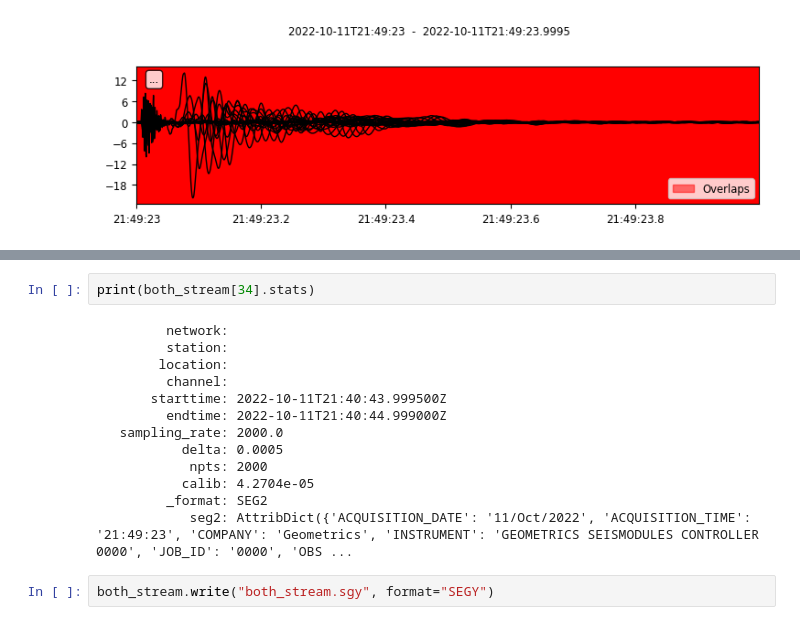
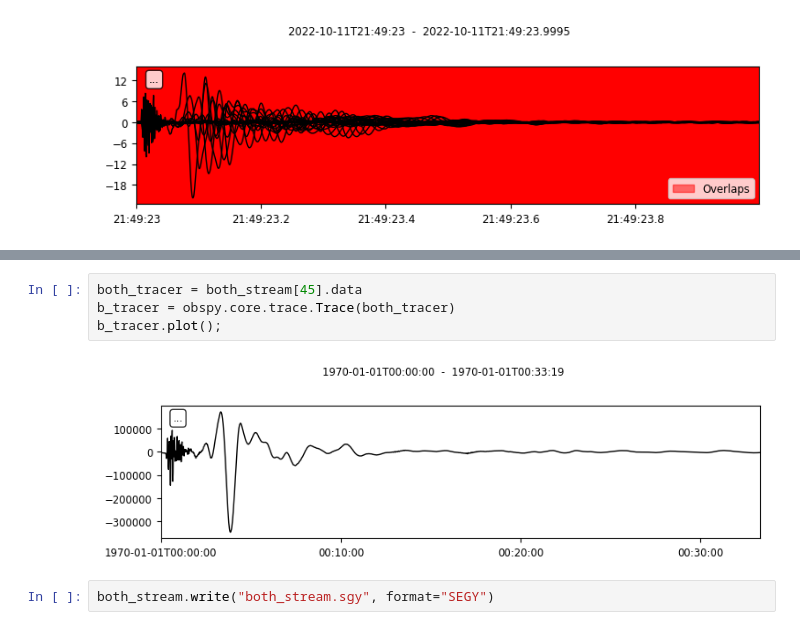
Before and after one commit to R-Grigala/SEG_2_obspy, a Jupyter notebook: seg2_Jupyter.ipynb, the cells around one changed output, grey strips where cells are left out. Cells and saved outputs as stored; diff of their text form.

```diff
--- a/seg2_Jupyter.ipynb
+++ b/seg2_Jupyter.ipynb
@@ -62,18 +61,9 @@ both_stream.plot()
-# %%
-print(both_stream[34].stats)
-# %% [output]
-         network:
-         station:
-        location:
-         channel:
-       starttime: 2022-10-11T21:40:43.999500Z
-         endtime: 2022-10-11T21:40:44.999000Z
-   sampling_rate: 2000.0
-           delta: 0.0005
-            npts: 2000
-           calib: 4.2704e-05
-         _format: SEG2
-            seg2: AttribDict({'ACQUISITION_DATE': '11/Oct/2022', 'ACQUISITION_TIME': '21:49:23', 'COMPANY': 'Geometrics', 'INSTRUMENT': 'GEOMETRICS SEISMODULES CONTROLLER 0000', 'JOB_ID': '0000', 'OBS ...
+# %%
+both_tracer = both_stream[45].data
+b_tracer = obspy.core.trace.Trace(both_tracer)
+b_tracer.plot();
+# %% [output]
+[figure, added]
 # %%
 both_stream.write("both_stream.sgy", format="SEGY")
 # %%
```
Also changed, not shown: parts of 3 cells of this notebook.
